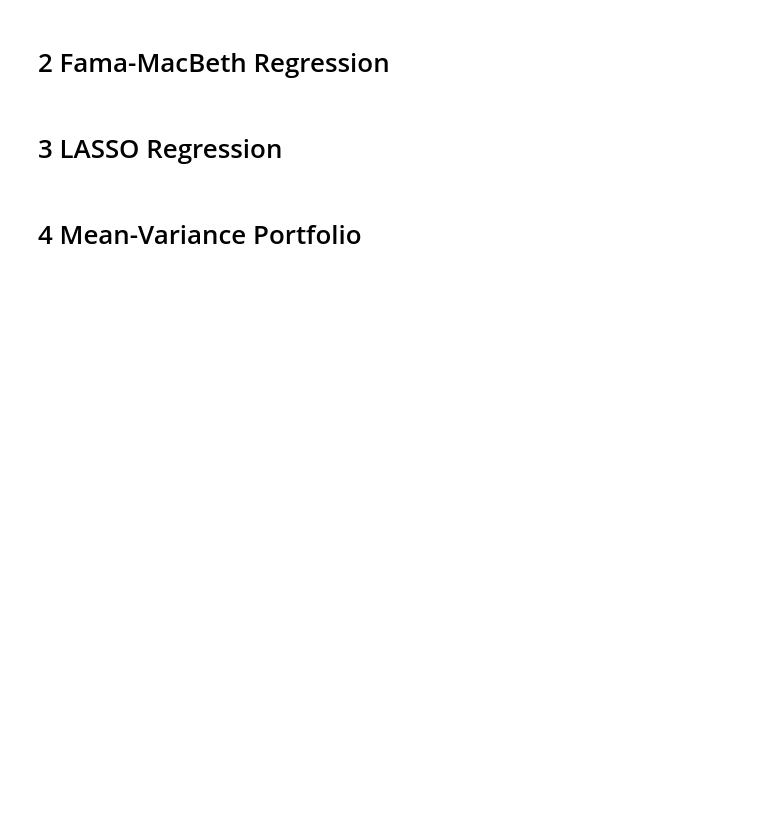
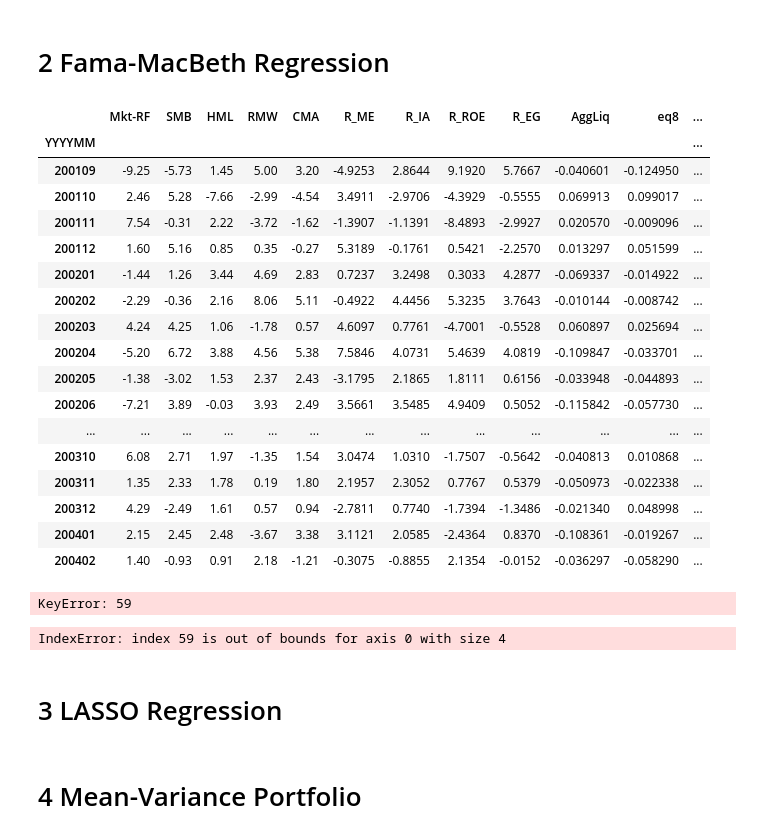
Before and after one commit to Kelvin-xing/Econ6102, a Jupyter notebook: PS1/PS1_xing.ipynb, the cells around one changed output. Cells and saved outputs as stored; diff of their text form; code cells hidden in the pictures; blank space fills up the shorter version.

```diff
--- a/PS1/PS1_xing.ipynb
+++ b/PS1/PS1_xing.ipynb
@@ -124,5 +153,26 @@ fig = rres.plot_recursive_coefficient(variables=['const','Mkt-RF'], figsize=(14,
 # 2 Fama-MacBeth Regression
 # %%
 # data preparation
+# extract month
+df['month'] = df.index % 100
+# %% [output]
+|  | Mkt-RF | SMB | HML | RMW | CMA | R_ME | R_IA | R_ROE | R_EG | AggLiq | eq8 | ... |
+| YYYYMM |  |  |  |  |  |  |  |  |  |  |  | ... |
+| 200109 | -9.25 | -5.73 | 1.45 | 5.00 | 3.20 | -4.9253 | 2.8644 | 9.1920 | 5.7667 | -0.040601 | -0.124950 | ... |
+| 200110 | 2.46 | 5.28 | -7.66 | -2.99 | -4.54 | 3.4911 | -2.9706 | -4.3929 | -0.5555 | 0.069913 | 0.099017 | ... |
+| 200111 | 7.54 | -0.31 | 2.22 | -3.72 | -1.62 | -1.3907 | -1.1391 | -8.4893 | -2.9927 | 0.020570 | -0.009096 | ... |
+| 200112 | 1.60 | 5.16 | 0.85 | 0.35 | -0.27 | 5.3189 | -0.1761 | 0.5421 | -2.2570 | 0.013297 | 0.051599 | ... |
+| 200201 | -1.44 | 1.26 | 3.44 | 4.69 | 2.83 | 0.7237 | 3.2498 | 0.3033 | 4.2877 | -0.069337 | -0.014922 | ... |
+| 200202 | -2.29 | -0.36 | 2.16 | 8.06 | 5.11 | -0.4922 | 4.4456 | 5.3235 | 3.7643 | -0.010144 | -0.008742 | ... |
+| 200203 | 4.24 | 4.25 | 1.06 | -1.78 | 0.57 | 4.6097 | 0.7761 | -4.7001 | -0.5528 | 0.060897 | 0.025694 | ... |
+| 200204 | -5.20 | 6.72 | 3.88 | 4.56 | 5.38 | 7.5846 | 4.0731 | 5.4639 | 4.0819 | -0.109847 | -0.033701 | ... |
+| 200205 | -1.38 | -3.02 | 1.53 | 2.37 | 2.43 | -3.1795 | 2.1865 | 1.8111 | 0.6156 | -0.033948 | -0.044893 | ... |
+| 200206 | -7.21 | 3.89 | -0.03 | 3.93 | 2.49 | 3.5661 | 3.5485 | 4.9409 | 0.5052 | -0.115842 | -0.057730 | ... |
+| ... | ... | ... | ... | ... | ... | ... | ... | ... | ... | ... | ... | ... |
+| 200310 | 6.08 | 2.71 | 1.97 | -1.35 | 1.54 | 3.0474 | 1.0310 | -1.7507 | -0.5642 | -0.040813 | 0.010868 | ... |
+| 200311 | 1.35 | 2.33 | 1.78 | 0.19 | 1.80 | 2.1957 | 2.3052 | 0.7767 | 0.5379 | -0.050973 | -0.022338 | ... |
+| 200312 | 4.29 | -2.49 | 1.61 | 0.57 | 0.94 | -2.7811 | 0.7740 | -1.7394 | -1.3486 | -0.021340 | 0.048998 | ... |
+| 200401 | 2.15 | 2.45 | 2.48 | -3.67 | 3.38 | 3.1121 | 2.0585 | -2.4364 | 0.8370 | -0.108361 | -0.019267 | ... |
+| 200402 | 1.40 | -0.93 | 0.91 | 2.18 | -1.21 | -0.3075 | -0.8855 | 2.1354 | -0.0152 | -0.036297 | -0.058290 | ... |
 # %%
 # cross-sectional reg
@@ -137,6 +186,34 @@ beta = (df
     )
     .reset_index()
 )
+# %%
+df.loc[59]
+# %% [output]
+KeyError: 59
+# %%
+from linearmodels import FamaMacBeth as fm
+y = CRSP[['PERMNO', 'MthRet']].set_axis(CRSP['YYYYMM'])
+res_ts = {}
+for ticker, ret in y.groupby('PERMNO'):
+    mod_ts = (RollingOLS(ret['MthRet'], sm.add_constant(df.loc[ret.index]), window=60)
+              .fit(cov_type='HAC',use_t=True))
+    res_ts[ticker] = mod_ts.params
+
+betas = pd.concat({k:pd.DataFrame(v) for k, v in res_ts.items()}, axis=0,names=['PERMNO'])
+loadings = betas.drop('const',axis=1)
+
+temp = y.set_index('PERMNO',append=True).swaplevel().groupby('PERMNO').shift(1)
+fmdata = (pd.merge(temp.dropna().reset_index(),loadings.reset_index(),on=['YYYYMM','PERMNO'])
+          .set_index('PERMNO')
+          .set_index('YYYYMM',append=True)
+          .dropna()
+          .sort_index())
+
+mod_fm = fm(fmdata['MthRet'],sm.add_constant(fmdata[exog_vars]))
+res_fm = mod_fm.fit(cov_type='kernel',debiased=False)
+print(res_fm.summary)
+# %% [output]
+IndexError: index 59 is out of bounds for axis 0 with size 4
 # %%
 # time-series aggregation
 # %%
```
Also changed, not shown: parts of 5 cells of this notebook, 9 other files.
